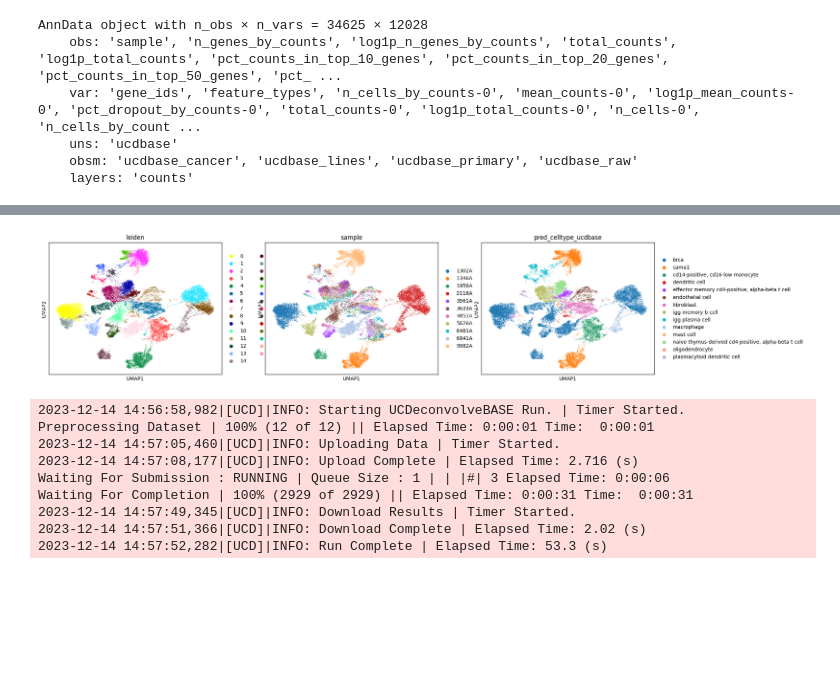
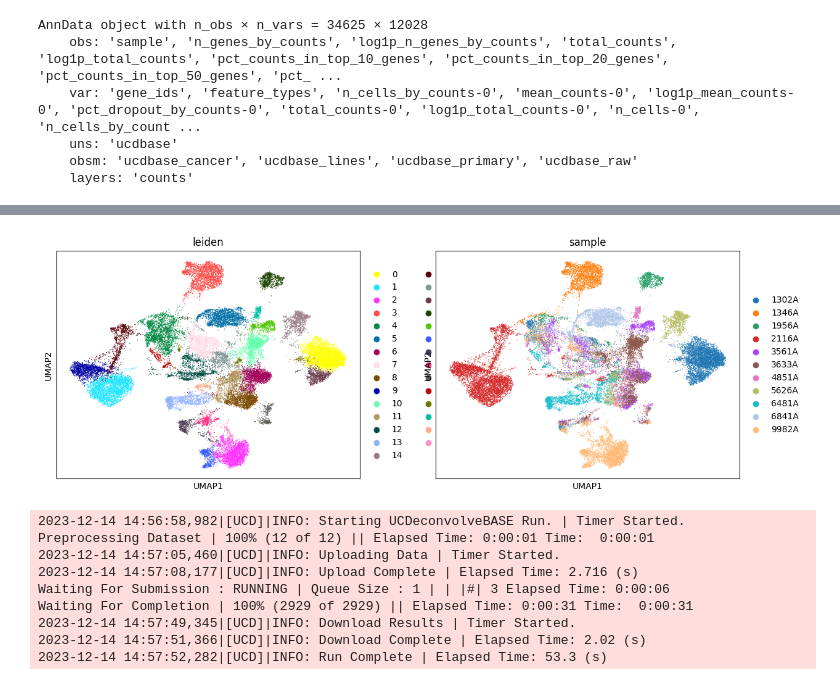
Before and after one commit to agc888/Nguyen_Lab, a Jupyter notebook: Pfizer_scripts/scRNA_UniCellDeconvolution.ipynb, the cells around one changed output, grey strips where cells are left out. Cells and saved outputs as stored; diff of their text form; code cells hidden in the pictures; blank space fills up the shorter version.

```diff
--- a/Pfizer_scripts/scRNA_UniCellDeconvolution.ipynb
+++ b/Pfizer_scripts/scRNA_UniCellDeconvolution.ipynb
@@ -162,7 +161,7 @@ ucd.utils.assign_top_celltypes(adata_all, category = "raw", groupby = "leiden")
 # %%
-sc.pl.umap(adata_all, color=['leiden', "sample","pred_celltype_ucdbase"])
+sc.pl.umap(adata_all, color=['leiden', "sample"])
 # %% [output]
-[figure, old version]
+[figure, new version]
 # %%
 df = adata_all.obs[["sample","batch","leiden","pred_celltype_ucdbase"]]
 # %%
```
Also changed, not shown: parts of 5 cells of this notebook, 1 other file.
